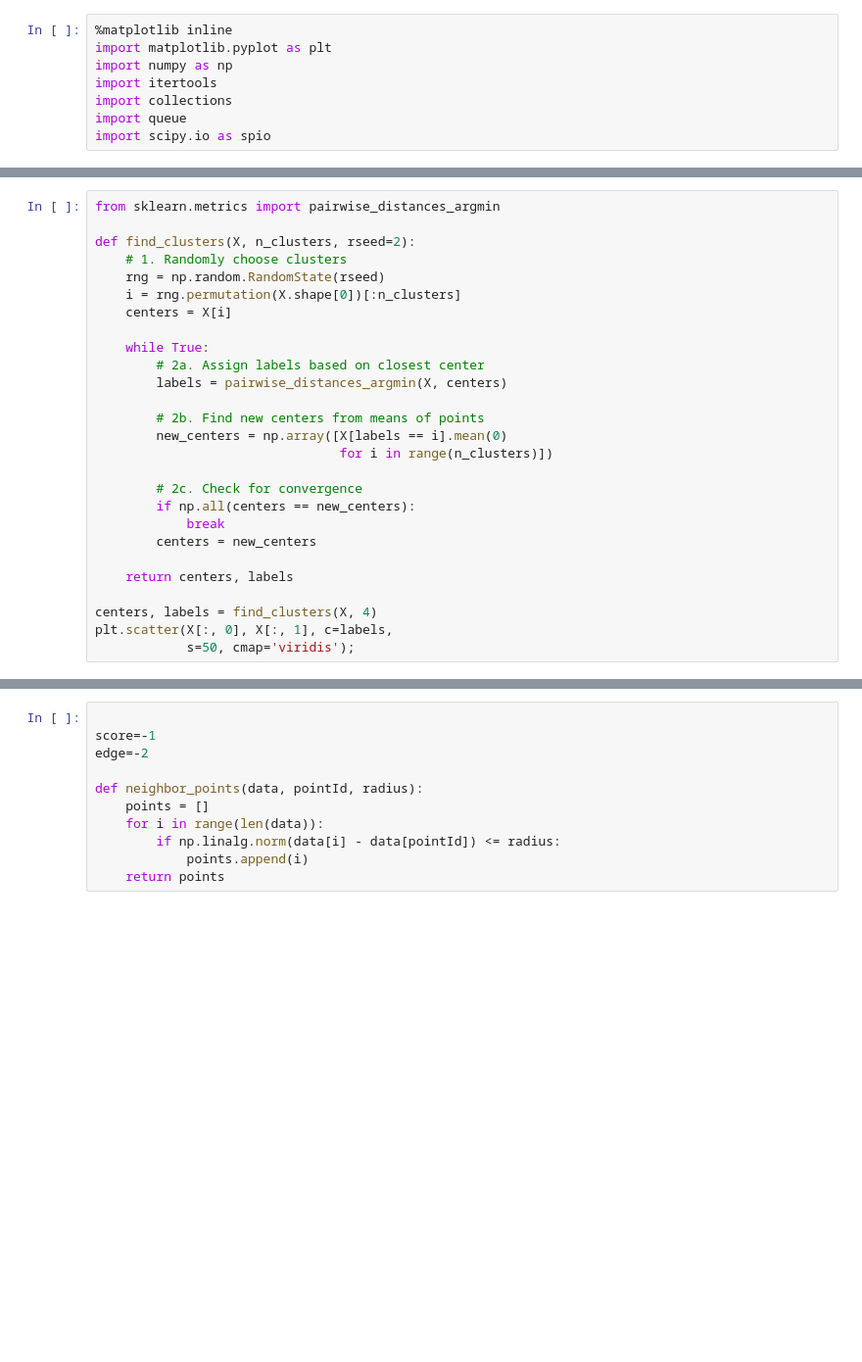
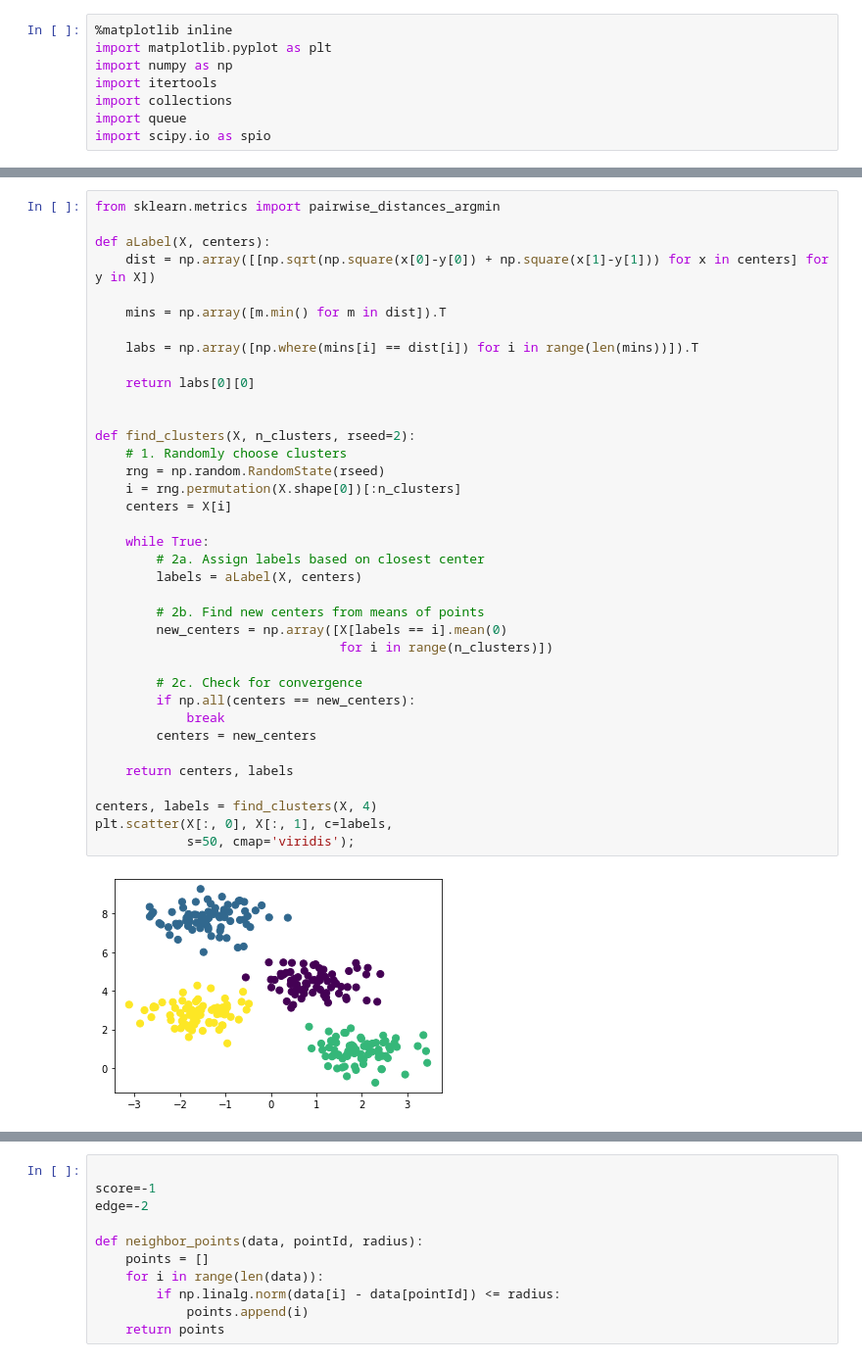
Before and after one commit to heigon77/MC886-MachineLearning-HG, a Jupyter notebook: P1.ipynb, the cells around one changed output, grey strips where cells are left out. Shown: that part at 98% size. Cells and saved outputs as stored; diff of their text form; blank space fills up the shorter version.

Commit message:
Implementacao de aLabel

```diff
--- a/P1.ipynb
+++ b/P1.ipynb
@@ -14,30 +17,42 @@ plt.scatter(X[:, 0], X[:, 1], s=50)
 # %%
 from sklearn.metrics import pairwise_distances_argmin
+
+def aLabel(X, centers):
+    dist = np.array([[np.sqrt(np.square(x[0]-y[0]) + np.square(x[1]-y[1])) for x in centers] for y in X])
+
+    mins = np.array([m.min() for m in dist]).T
+
+    labs = np.array([np.where(mins[i] == dist[i]) for i in range(len(mins))]).T
+
+    return labs[0][0]
+
 
 def find_clusters(X, n_clusters, rseed=2):
     # 1. Randomly choose clusters
     rng = np.random.RandomState(rseed)
     i = rng.permutation(X.shape[0])[:n_clusters]
     centers = X[i]
 
     while True:
         # 2a. Assign labels based on closest center
-        labels = pairwise_distances_argmin(X, centers)
+        labels = aLabel(X, centers)
 
         # 2b. Find new centers from means of points
         new_centers = np.array([X[labels == i].mean(0)
                                 for i in range(n_clusters)])
 
         # 2c. Check for convergence
         if np.all(centers == new_centers):
             break
         centers = new_centers
 
     return centers, labels
 
 centers, labels = find_clusters(X, 4)
 plt.scatter(X[:, 0], X[:, 1], c=labels,
             s=50, cmap='viridis');
+# %% [output]
+[figure, added]
 # %%
 with open('cluster.dat') as f:
     lines = f.readlines()
```
Also changed, not shown: parts of 7 cells of this notebook.
